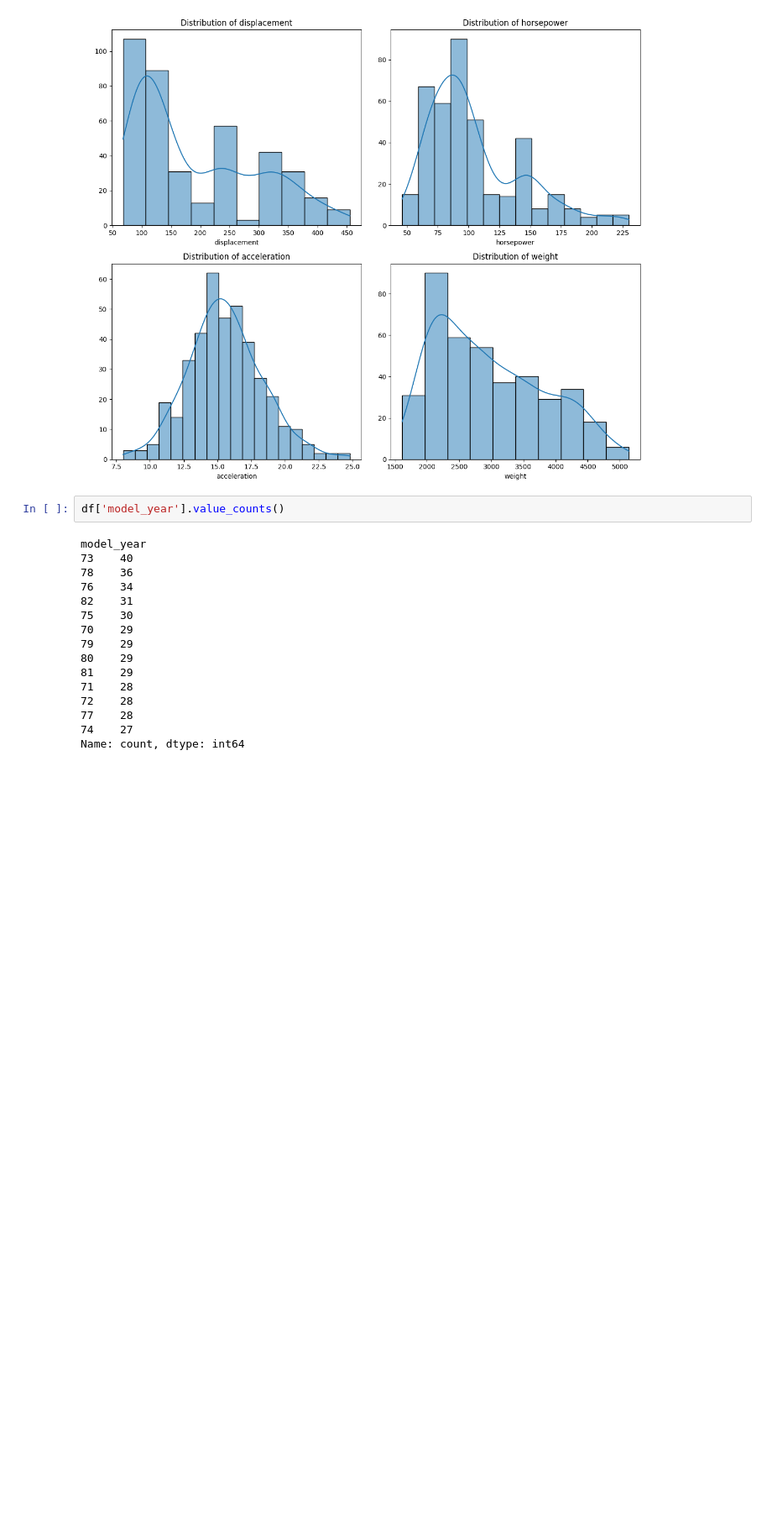
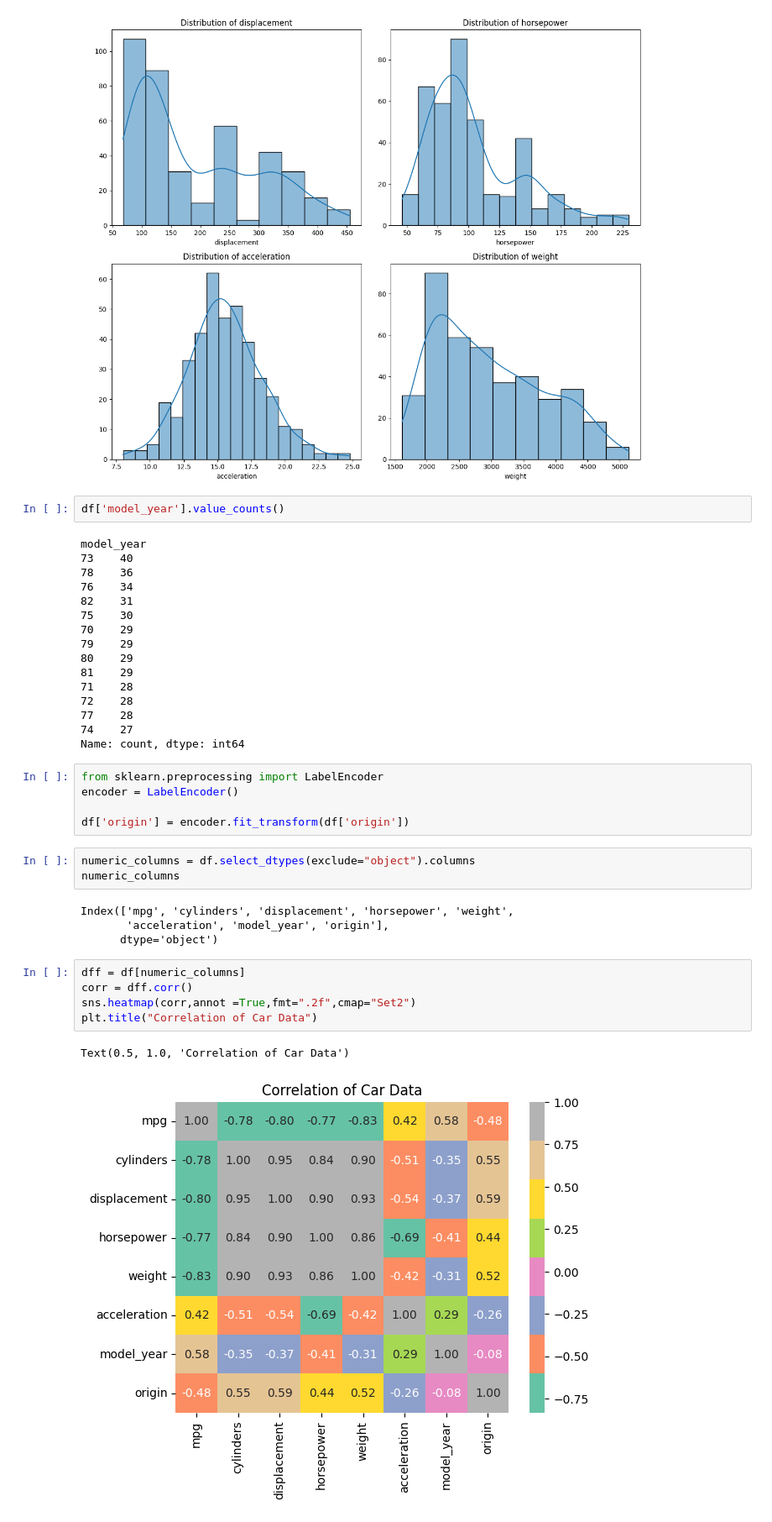
Before and after one commit to PARTHIBAN-007/Kaggle, a Jupyter notebook: Car Analysis.ipynb, the cells around one changed output. Shown: that part at 84% size. Cells and saved outputs as stored; diff of their text form; blank space fills up the shorter version.

```diff
--- a/Car Analysis.ipynb
+++ b/Car Analysis.ipynb
@@ -116,3 +118,23 @@ model_year
 77    28
 74    27
 Name: count, dtype: int64
+# %%
+from sklearn.preprocessing import LabelEncoder
+encoder = LabelEncoder()
+
+df['origin'] = encoder.fit_transform(df['origin'])
+# %%
+numeric_columns = df.select_dtypes(exclude="object").columns
+numeric_columns
+# %% [output]
+Index(['mpg', 'cylinders', 'displacement', 'horsepower', 'weight',
+       'acceleration', 'model_year', 'origin'],
+      dtype='object')
+# %%
+dff = df[numeric_columns]
+corr = dff.corr()
+sns.heatmap(corr,annot =True,fmt=".2f",cmap="Set2")
+plt.title("Correlation of Car Data")
+# %% [output]
+Text(0.5, 1.0, 'Correlation of Car Data')
+[figure, added]
```
Also changed, not shown: parts of 2 cells of this notebook.
